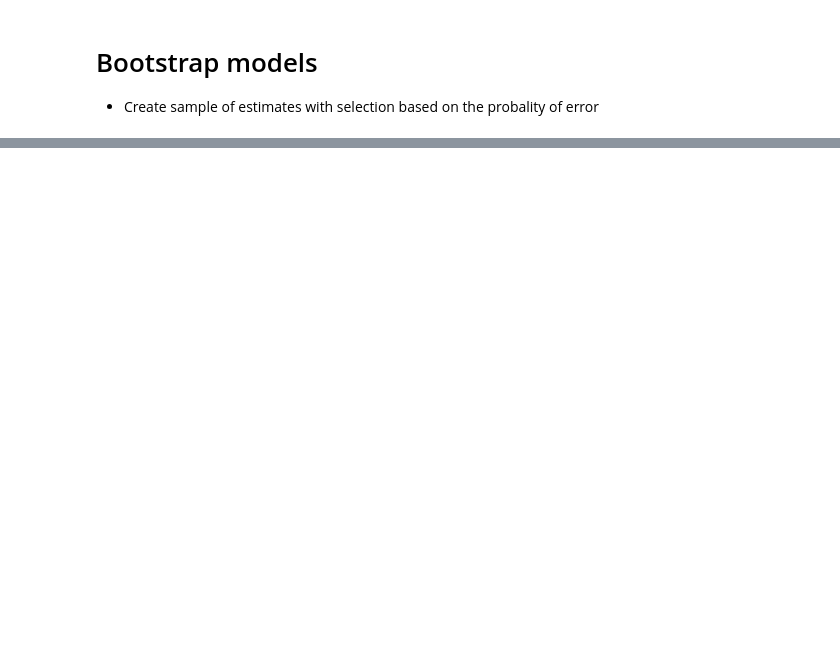
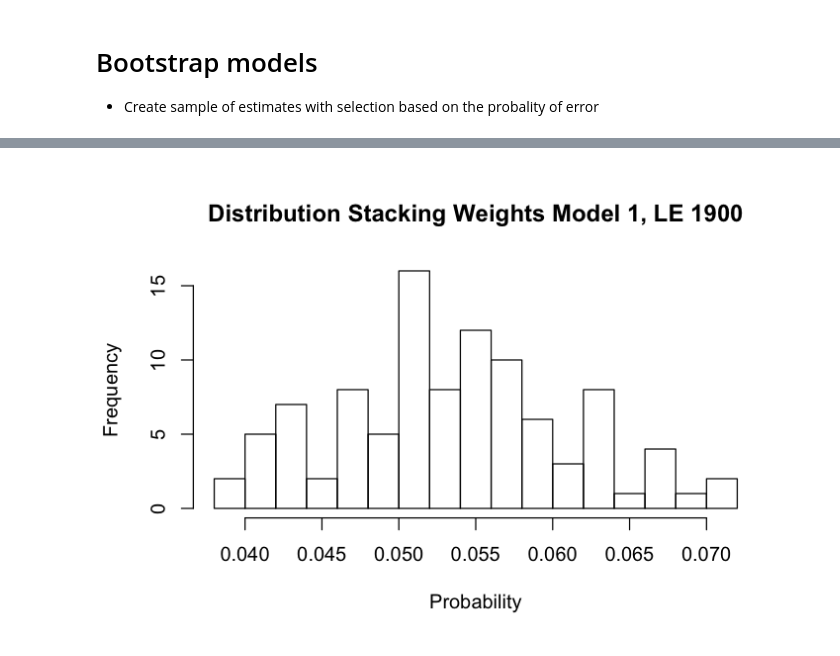
Before and after one commit to sdaza/lambda, a Jupyter notebook: notebooks/le_bootstrap.ipynb, the cells around one changed output, grey strips where cells are left out. Saved outputs shown, nothing was run; the diff lists cells and outputs as text; code cells hidden in the pictures; blank space fills up the shorter version.

```diff
--- a/notebooks/le_bootstrap.ipynb
+++ b/notebooks/le_bootstrap.ipynb
@@ -51,0 +136,2 @@ samples[, sample_index := 1:.N, by=.(ctry, year)]
+# %%
+w = data.table(readRDS('output/weights.rds'))
@@ -51,0 +140,5 @@ samples[, sample_index := 1:.N, by=.(ctry, year)]
+# %%
+hist(w$model1, main='Distribution Stacking Weights Model 1, LE 1900',
+     xlab='Probability', breaks = 20)
+# %% [output]
+[figure, added]
```
Also changed, not shown: parts of 13 cells of this notebook.
